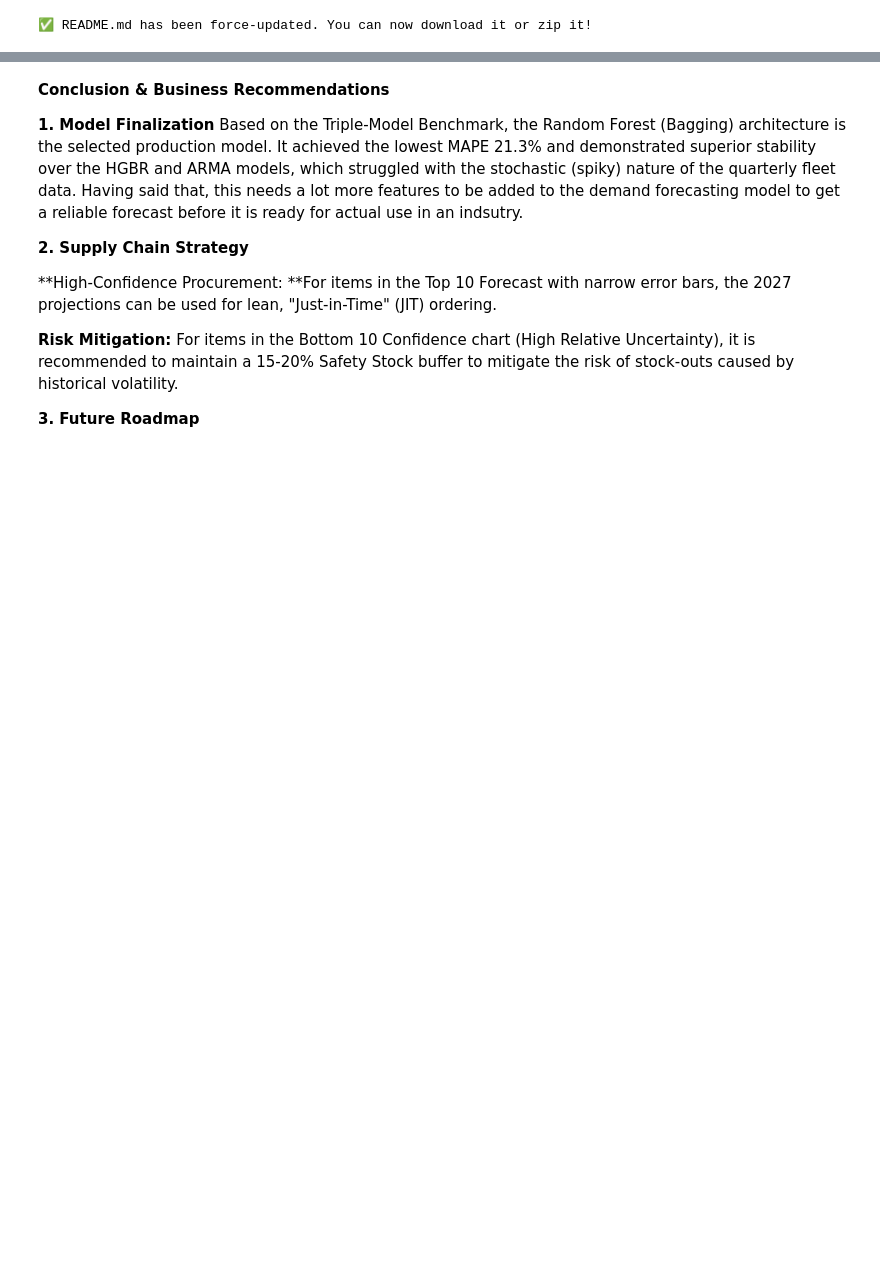
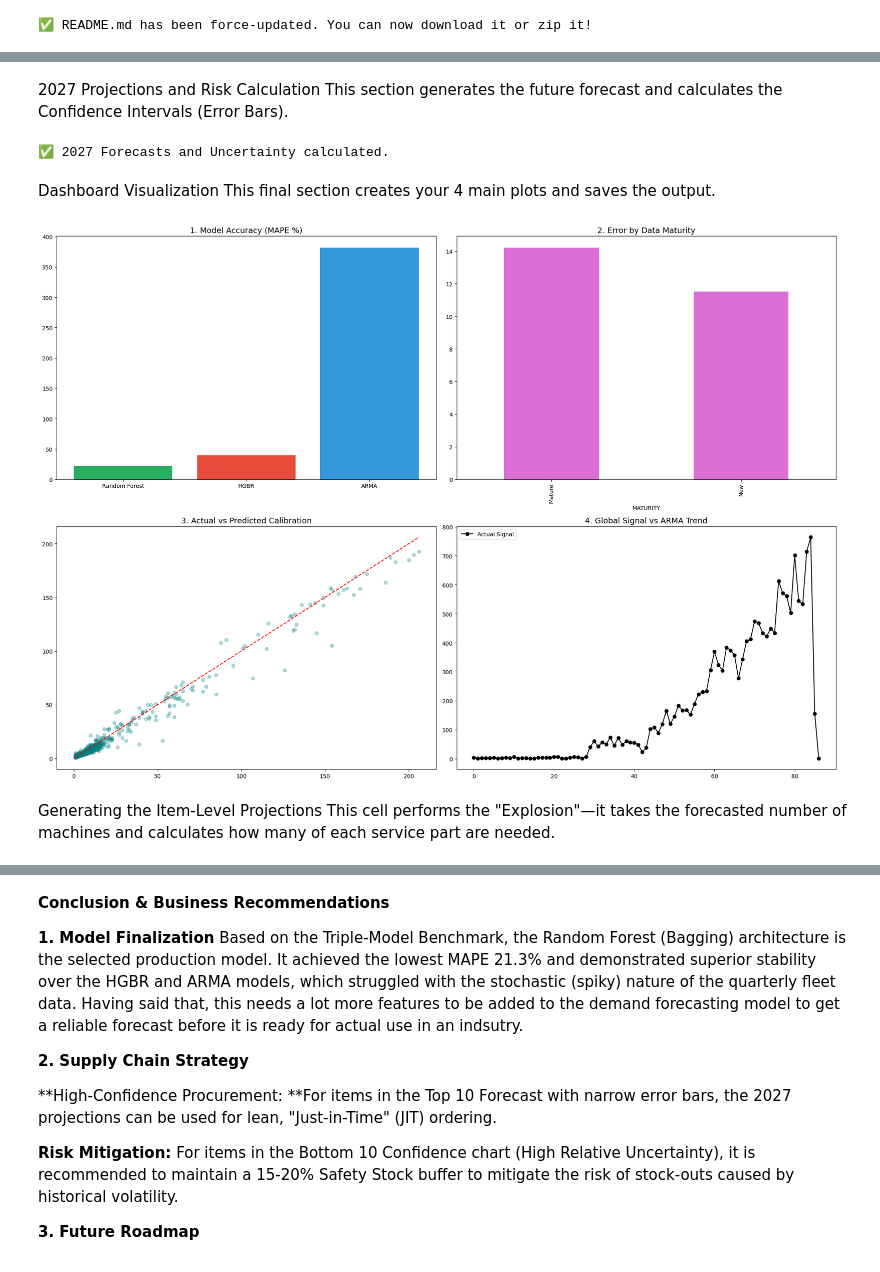
Before and after one commit to vappanna/Final_Project, a Jupyter notebook: ServicePartsPlanning.ipynb, the cells around one changed output, grey strips where cells are left out. Cells and saved outputs as stored; diff of their text form; code cells hidden in the pictures; blank space fills up the shorter version.

```diff
--- a/ServicePartsPlanning.ipynb
+++ b/ServicePartsPlanning.ipynb
@@ -96,3 +96,16 @@ with open('README.md', 'w') as f:
 print("✅ README.md has been force-updated. You can now download it or zip it!")
 # %% [output]
 ✅ README.md has been force-updated. You can now download it or zip it!
+# %%
+import pandas as pd
+import numpy as np
+import matplotlib.pyplot as plt
+import os
+from sklearn.ensemble import HistGradientBoostingRegressor, RandomForestRegressor
+from sklearn.preprocessing import OrdinalEncoder
+from sklearn.metrics import mean_absolute_percentage_error
+from statsmodels.tsa.arima.model import ARIMA
+
+# Setup plotting style
+plt.style.use('seaborn-v0_8-muted')
+print("✅ Libraries loaded.")
@@ -215,0 +178,60 @@ RF: 21.3% | HGBR: 39.6% | ARMA: 381.7%
+# %% [markdown]
+2027 Projections and Risk Calculation This section generates the future forecast and calculates the Confidence Intervals (Error Bars).
+# %%
+last_known = df_clean.groupby([reg_c, mach_c]).last().reset_index()
+res = []
+
+# Forecasting 4 quarters of 2027
+for q in [1,2,3,4]:
+    for idx, row in last_known.iterrows():
+        d = {f: row[f] for f in base_feats if f not in ['YEAR', 'Q', 'LAG_1']}
+        d.update({'YEAR': 2027, 'Q': q, 'LAG_1': row[val_c]})
+        X_in = pd.DataFrame([d])[base_feats]
+        X_in[[reg_c, mach_c]] = enc.transform(X_in[[reg_c, mach_c]])
+
+        # Calculate tree variance for ERR
+        tree_preds = [np.expm1(t.predict(X_in.values))[0] for t in m_rf.estimators_]
+        res.append({mach_c: row[mach_c], 'P': np.mean(tree_preds), 'ERR': 1.96 * np.std(tree_preds)})
+        last_known.at[idx, val_c] = np.mean(tree_preds)
+
+f_res = pd.DataFrame(res).groupby(mach_c).agg({'P':'sum', 'ERR': lambda x: np.sqrt(np.sum(x**2))}).reset_index()
+print("✅ 2027 Forecasts and Uncertainty calculated.")
+# %% [output]
+✅ 2027 Forecasts and Uncertainty calculated.
+# %% [markdown]
+Dashboard Visualization This final section creates your 4 main plots and saves the output.
+# %%
+plt.figure(figsize=(20, 14))
+
+# Chart 1: Comparison
+plt.subplot(2, 2, 1)
+plt.bar(['Random Forest', 'HGBR', 'ARMA'], [mape_rf, mape_hg, mape_arma], color=['#27ae60', '#e74c3c', '#3498db'])
+plt.title('1. Model Accuracy (MAPE %)', fontsize=14)
+
+# Chart 2: Maturity
+plt.subplot(2, 2, 2)
+df_clean['MATURITY'] = np.where(df_clean.groupby([reg_c, mach_c])[val_c].transform('count') >= 8, 'Mature', 'New')
+df_clean['MAPE_RF'] = (abs(df_clean[val_c] - np.expm1(m_rf.predict(X))) / (df_clean[val_c] + 1)) * 100
+df_clean.groupby('MATURITY')['MAPE_RF'].mean().plot(kind='bar', color='orchid')
+plt.title('2. Error by Data Maturity', fontsize=14)
+
+# Chart 3: Calibration
+plt.subplot(2, 2, 3)
+plt.scatter(df_clean[val_c], np.expm1(m_rf.predict(X)), alpha=0.3, color='teal')
+plt.plot([0, df_clean[val_c].max()], [0, df_clean[val_c].max()], '--', color='red')
+plt.title('3. Actual vs Predicted Calibration', fontsize=14)
+
+# Chart 4: Global Signal
+plt.subplot(2, 2, 4)
+plt.plot(ts_global, label='Actual Signal', marker='o', color='black')
+if mape_arma < 100: plt.plot(model_arma.fittedvalues, label='ARMA Fit', color='blue', linestyle='--')
+plt.legend()
+plt.title('4. Global Signal vs ARMA Trend', fontsize=14)
+
+plt.tight_layout()
+plt.savefig('/content/MASTER_FORECAST_DASHBOARD.png')
+plt.show()
+# %% [output]
+[figure, added]
+# %% [markdown]
+Generating the Item-Level Projections This cell performs the "Explosion"—it takes the forecasted number of machines and calculates how many of each service part are needed.
```
Also changed, not shown: parts of 6 cells of this notebook.
